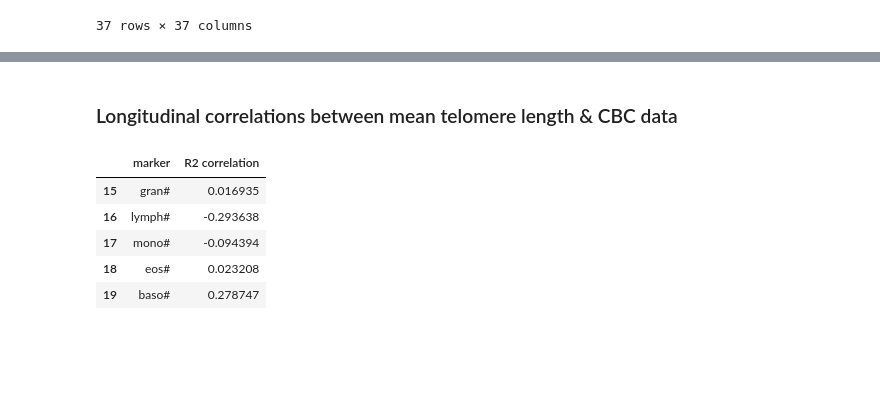
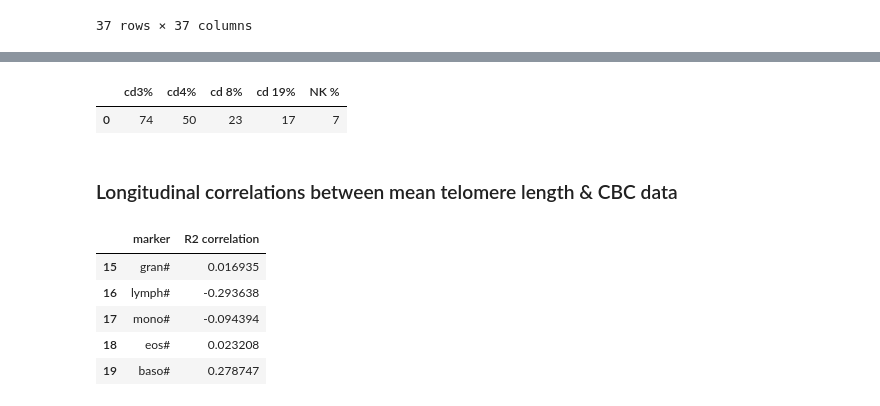
Before and after one commit to Jared-Luxton/radiation-therapy-machine-learning, a Jupyter notebook: notebooks/02_radiation_therapy_patients_data_VISUALIZATION_STATISTICS.ipynb, the cells around one changed output, grey strips where cells are left out. Cells and saved outputs as stored; diff of their text form; code cells hidden in the pictures; blank space fills up the shorter version.

```diff
--- a/notebooks/02_radiation_therapy_patients_data_VISUALIZATION_STATISTICS.ipynb
+++ b/notebooks/02_radiation_therapy_patients_data_VISUALIZATION_STATISTICS.ipynb
@@ -1058,3 +979,6 @@ merge_telofish_cbc.corr()
 | NK % | -0.240242 | 0.408281 | -0.185876 | -0.103375 | -0.265620 | -0.256686 | -0.095841 | -0.118079 | -0.106153 | -0.051859 | ... |
 | NK abs | -0.141554 | 0.118537 | 0.289421 | 0.323583 | 0.210809 | 0.213496 | -0.169225 | -0.130829 | 0.023885 | -0.198498 | ... |
 37 rows × 37 columns
+# %%
+test = merge_telofish_cbc[merge_telofish_cbc['patient id'] == 1].copy()
+test = test[test['timepoint'] == '1 non irrad'].copy()
@@ -1061,3 +995,8 @@ merge_telofish_cbc.corr()
+# %%
+test[['cd3%', 'cd4%', 'cd 8%', 'cd 19%', 'NK %']]
+# %% [output]
+|  | cd3% | cd4% | cd 8% | cd 19% | NK % |
+| 0 | 74 | 50 | 23 | 17 | 7 |
 # %% [markdown]
 ### Longitudinal correlations between mean telomere length & CBC data
 # %%
```
Also changed, not shown: parts of 13 cells of this notebook, 1 other file.
